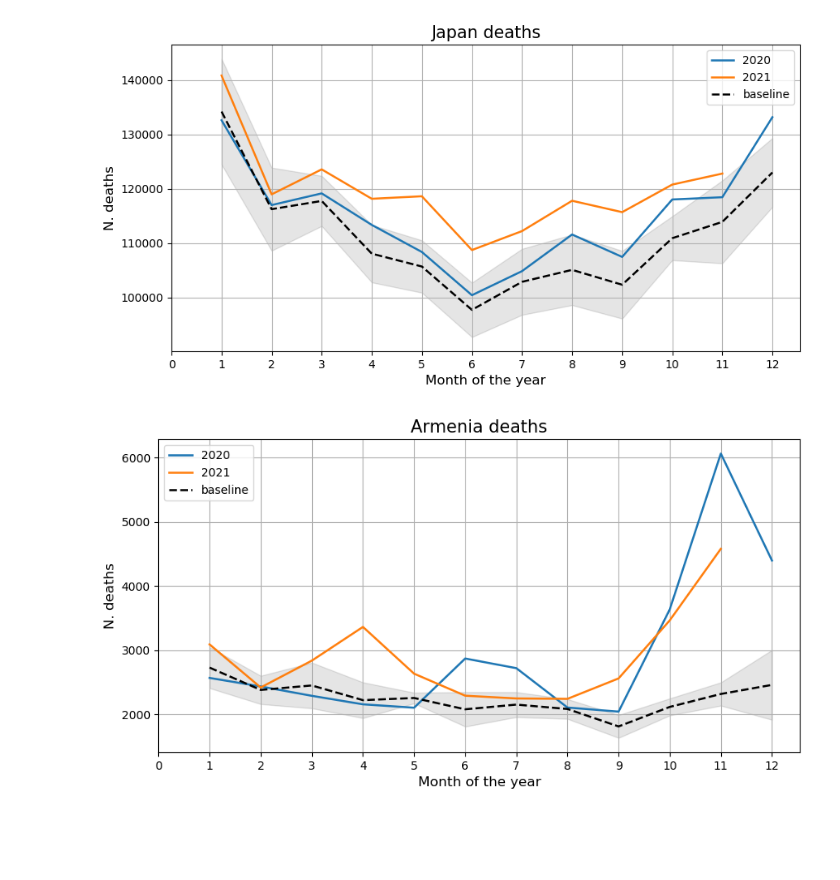
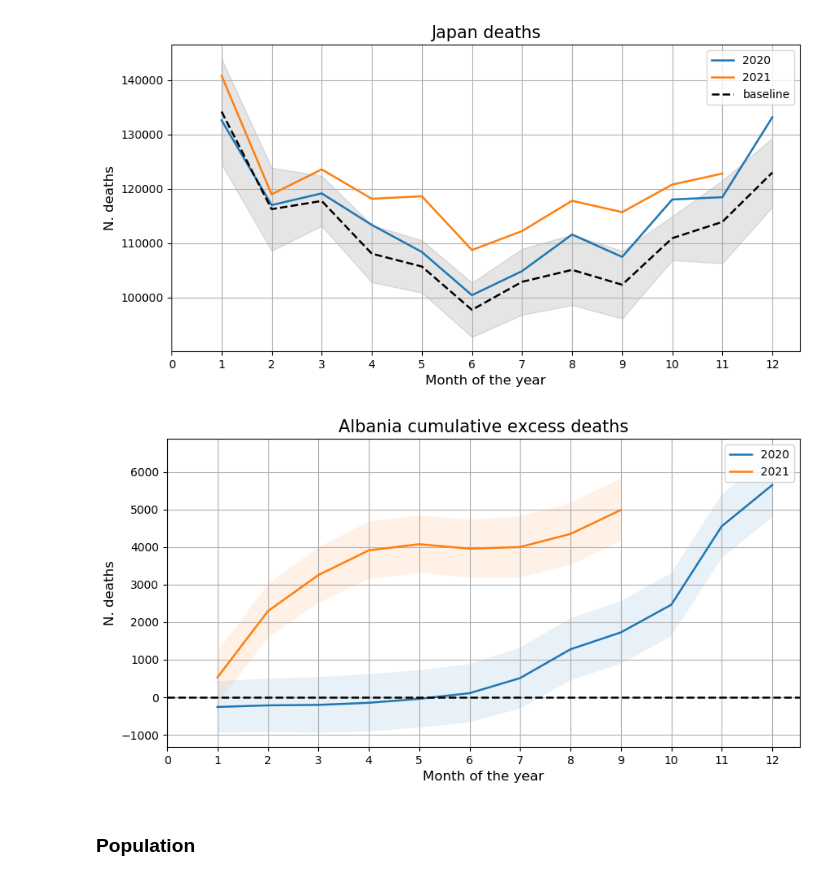
Before and after one commit to thomasmuntzer/covid19, a Jupyter notebook: International/Mortality.ipynb, the cells around one changed output. Cells and saved outputs as stored; diff of their text form; code cells hidden in the pictures; blank space fills up the shorter version.

```diff
--- a/International/Mortality.ipynb
+++ b/International/Mortality.ipynb
@@ -12,6 +12,10 @@ os.system(f"mkdir -p {plots_folder}")
 
 
 df_mor=pd.read_csv("https://raw.githubusercontent.com/akarlinsky/world_mortality/main/world_mortality.csv")
+df_mor["country_name"] = df_mor["country_name"].apply(lambda x: "Bosnia and Herzegovina" if x == "Bosnia" else x)
+df_mor["country_name"] = df_mor["country_name"].apply(lambda x: "Czech Republic" if x == "Czechia" else x)
+df_mor["country_name"] = df_mor["country_name"].apply(lambda x: "Macau" if x == "Macao" else x)
+df_mor["country_name"] = df_mor["country_name"].apply(lambda x: "Reunion" if x == "Réunion" else x)
 # %%
 df_mor.country_name.unique()
 # %% [output]
@@ -84,7 +88,10 @@ df_mor[["cumulative_excess_deaths","excess_deaths","var_deaths","std_cumulative_
 def plot_mortality(varname: str, country: str):
 
     plt.figure(figsize=(10,5),dpi=100)
-    for year in [2020, 2021]:
+
+    years = df_mor[df_mor.country_name==country]["year"].unique()
+    years = [y for y in years if y >= 2020]
+    for year in years:
         df_plt = df_mor[(df_mor.year==year) & (df_mor.country_name==country)]
         if len(df_plt.index) == 0:
             raise ValueError(f"Wrong country name: {country}")
@@ -241,7 +248,9 @@ plot_mortality(varname="deaths",
 # %% [output]
 [figure]
 # %%
-plot_mortality(varname="deaths",
-               country="Armenia")
+plot_mortality(varname="cumulative_excess_deaths",
+               country="Albania")
 # %% [output]
-[figure, old version]
+[figure, new version]
+# %% [markdown]
+### Population
```
Also changed, not shown: parts of 18 cells of this notebook, 9 other files.
